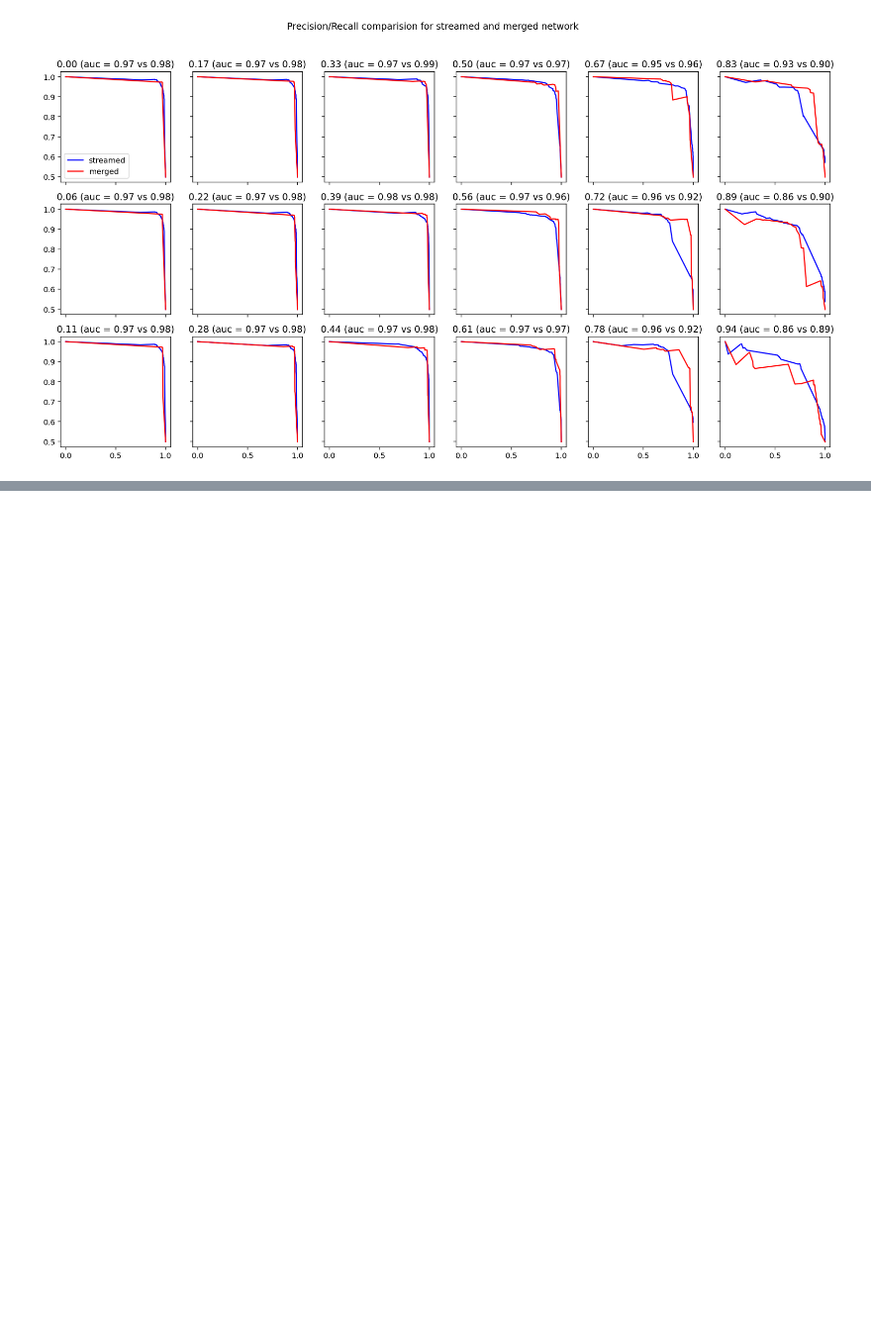
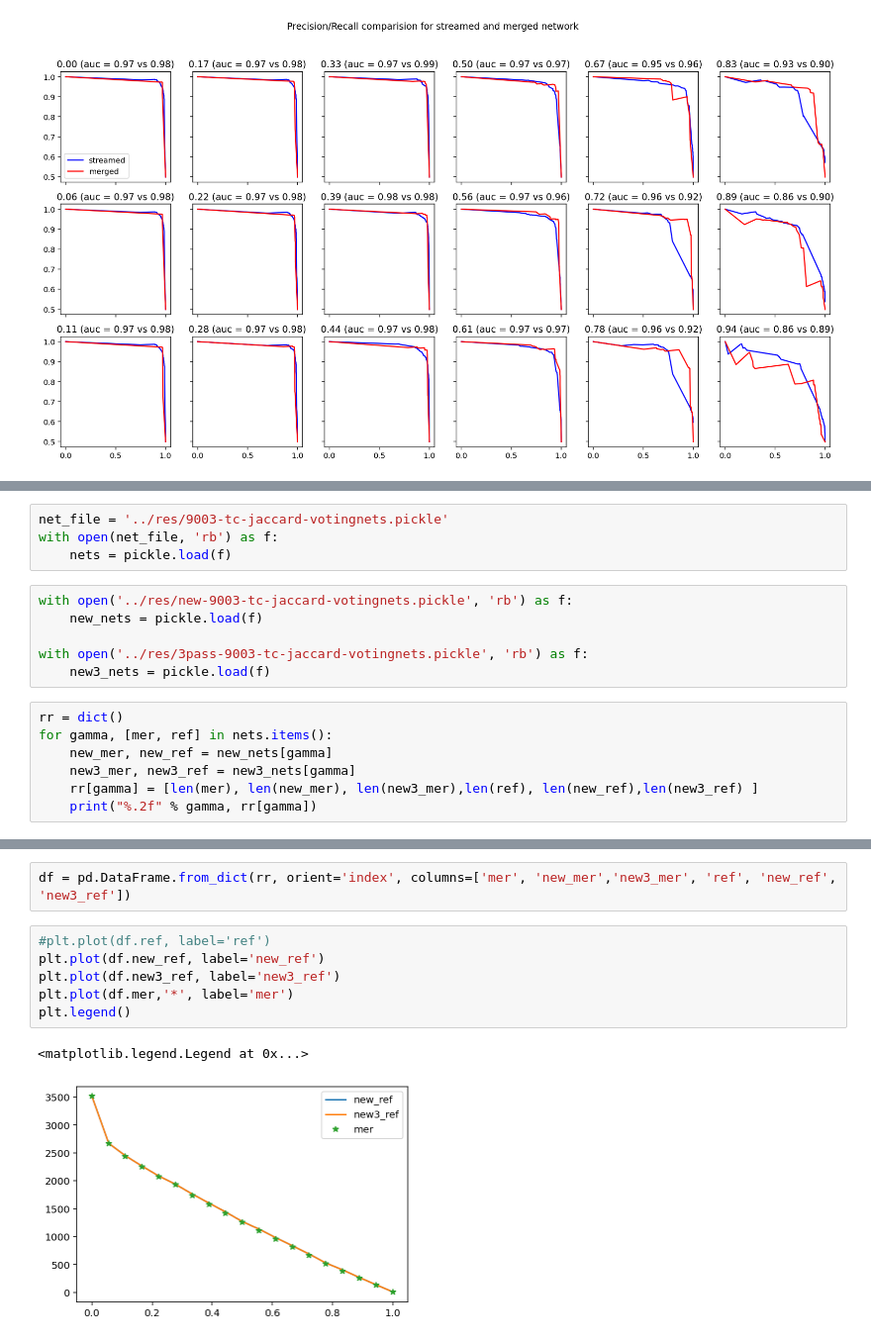
Before and after one commit to jrybicki-jsc/smms, a Jupyter notebook: graphla/netprediction.ipynb, the cells around one changed output, grey strips where cells are left out. Shown at 99% size. Saved outputs shown, nothing was run; the diff lists cells and outputs as text; blank space fills up the shorter version.

Commit message:
new plots and some tooling

```diff
--- a/graphla/netprediction.ipynb
+++ b/graphla/netprediction.ipynb
@@ -730,0 +322,17 @@ False
+# %%
+net_file = '../res/9003-tc-jaccard-votingnets.pickle'
+with open(net_file, 'rb') as f:
+    nets = pickle.load(f)
+# %%
+with open('../res/new-9003-tc-jaccard-votingnets.pickle', 'rb') as f:
+    new_nets = pickle.load(f)
+
+with open('../res/3pass-9003-tc-jaccard-votingnets.pickle', 'rb') as f:
+    new3_nets = pickle.load(f)
+# %%
+rr = dict()
+for gamma, [mer, ref] in nets.items():
+    new_mer, new_ref = new_nets[gamma]
+    new3_mer, new3_ref = new3_nets[gamma]
+    rr[gamma] = [len(mer), len(new_mer), len(new3_mer),len(ref), len(new_ref),len(new3_ref) ]
+    print("%.2f" % gamma, rr[gamma])
@@ -730,0 +359,11 @@ False
+# %%
+df = pd.DataFrame.from_dict(rr, orient='index', columns=['mer', 'new_mer','new3_mer', 'ref', 'new_ref', 'new3_ref'])
+# %%
+#plt.plot(df.ref, label='ref')
+plt.plot(df.new_ref, label='new_ref')
+plt.plot(df.new3_ref, label='new3_ref')
+plt.plot(df.mer,'*', label='mer')
+plt.legend()
+# %% [output]
+<matplotlib.legend.Legend at 0x...>
+[figure, added]
```
Also changed, not shown: parts of 65 cells of this notebook, 2 other files.
